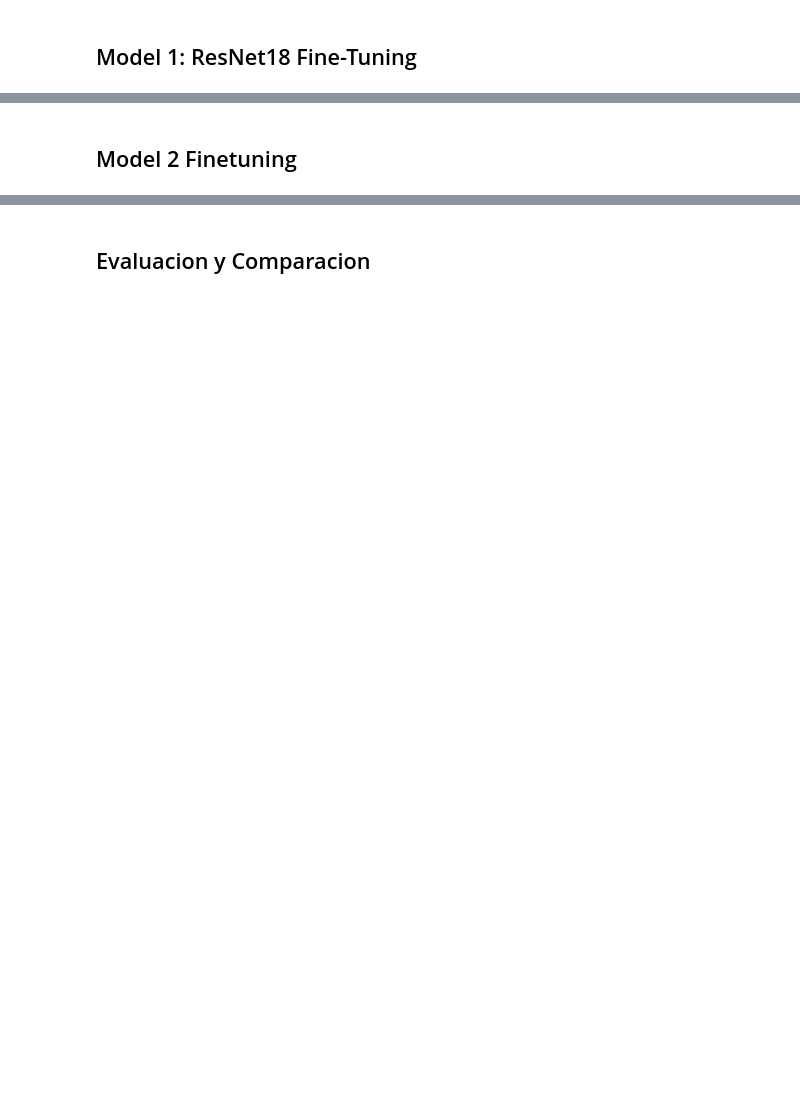
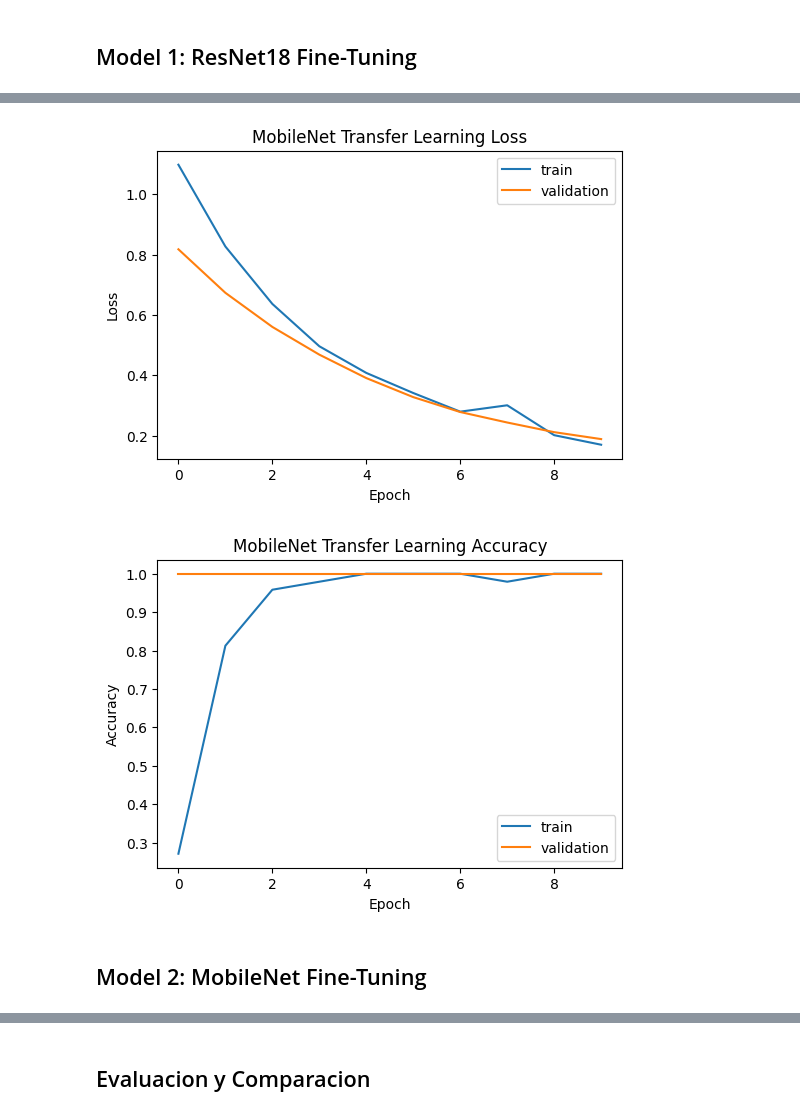
Before and after one commit to wushang549/Equipo, a Jupyter notebook: fineTuning.ipynb, the cells around one changed output, grey strips where cells are left out. Cells and saved outputs as stored; diff of their text form; code cells hidden in the pictures; blank space fills up the shorter version.

```diff
--- a/fineTuning.ipynb
+++ b/fineTuning.ipynb
@@ -265,0 +281,28 @@ plot_accuracies(resnet_ft_res, 'ResNet18 Fine-Tuning Accuracy')
+# %%
+# Entrenar modelo mobilenet con transfer learning
+
+weights = MobileNet_V2_Weights.DEFAULT
+model_mobilenet_tl = mobilenet_v2(weights=weights)
+
+for param in model_mobilenet_tl.parameters():
+    param.requires_grad = False
+
+num_features = model_mobilenet_tl.classifier[1].in_features
+model_mobilenet_tl.classifier[1] = nn.Linear(num_features, num_classes)
+
+model_mobilenet_tl = model_mobilenet_tl.to(device)
+
+optimizer = Adam(model_mobilenet_tl.classifier.parameters(), lr=0.001)
+
+mobilenet_tl_res = train(
+    model_mobilenet_tl,
+    train_loader,
+    val_loader,
+    criterion,
+    optimizer,
+    epochs
+)
+
+plot_losses(mobilenet_tl_res, 'MobileNet Transfer Learning Loss')
+plot_accuracies(mobilenet_tl_res, 'MobileNet Transfer Learning Accuracy')
+# %% [output]
@@ -266,2 +310,4 @@ plot_accuracies(resnet_ft_res, 'ResNet18 Fine-Tuning Accuracy')
+[figure, added]
+[figure, added]
 # %% [markdown]
-## Model 2 Finetuning
+## Model 2: MobileNet Fine-Tuning
```
Also changed, not shown: parts of 19 cells of this notebook.
